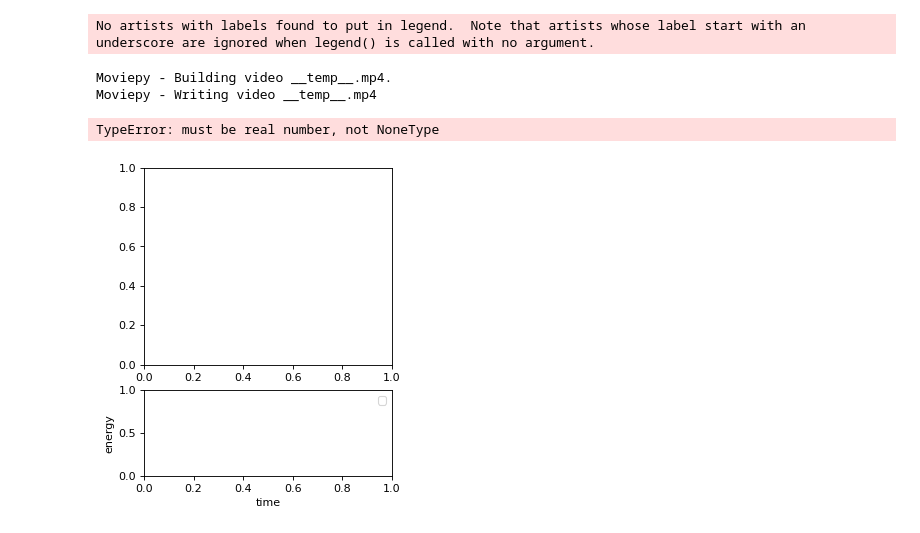
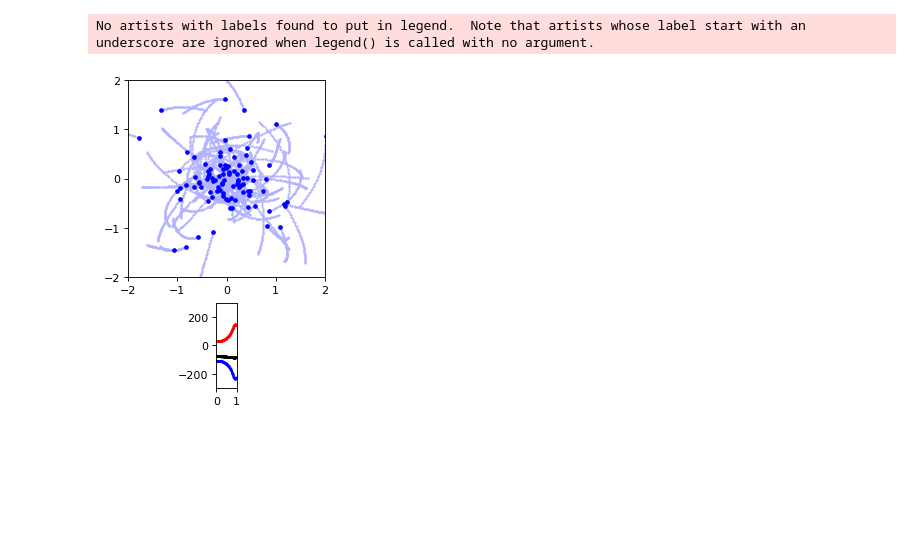
Before and after one commit to milchada/AstroDataFeel, a Jupyter notebook: video/nbody.ipynb, the cells around one changed output. Cells and saved outputs as stored; diff of their text form; code cells hidden in the pictures; blank space fills up the shorter version.

```diff
--- a/video/nbody.ipynb
+++ b/video/nbody.ipynb
@@ -171,16 +171,12 @@ def main(N=100, t=0, tEnd=1.0, dt=0.01, softening=0.1, G=1):
 		plt.scatter(t_all,KE_save+PE_save,color='black',s=1,label='Etot' if i == Nt-1 else "")
 		ax2.set(xlim=(0, tEnd), ylim=(-300, 300))
 		ax2.set_aspect(0.007)
-		fig.savefig('figures/nbody%d.png' % i, dpi=192)
+		if i < 10:
+			fig.savefig('figures/nbody%0d.png' % i, dpi=192)
+		else:
+			fig.savefig('figures/nbody%d.png' % i, dpi=192)
 # %%
-# creating animation
-animation = VideoClip(main, duration = duration)
-
-# displaying animation with auto play and looping
-animation.ipython_display(fps = 20, loop = True, autoplay = True)
+main()
 # %% [output]
 No artists with labels found to put in legend.  Note that artists whose label start with an underscore are ignored when legend() is called with no argument.
-Moviepy - Building video __temp__.mp4.
-Moviepy - Writing video __temp__.mp4
-TypeError: must be real number, not NoneType
-[figure, old version]
+[figure, new version]
```
Also changed, not shown: parts of 4 cells of this notebook.
